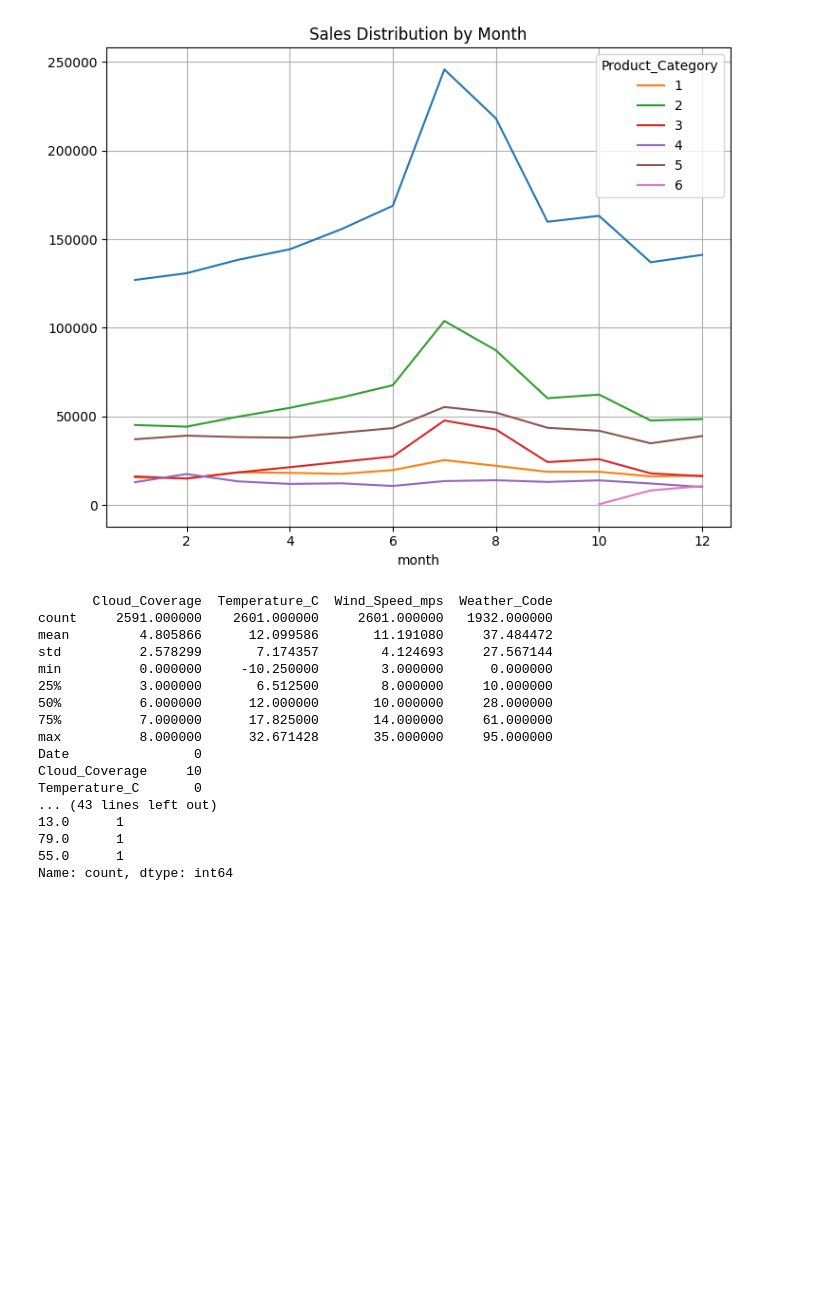
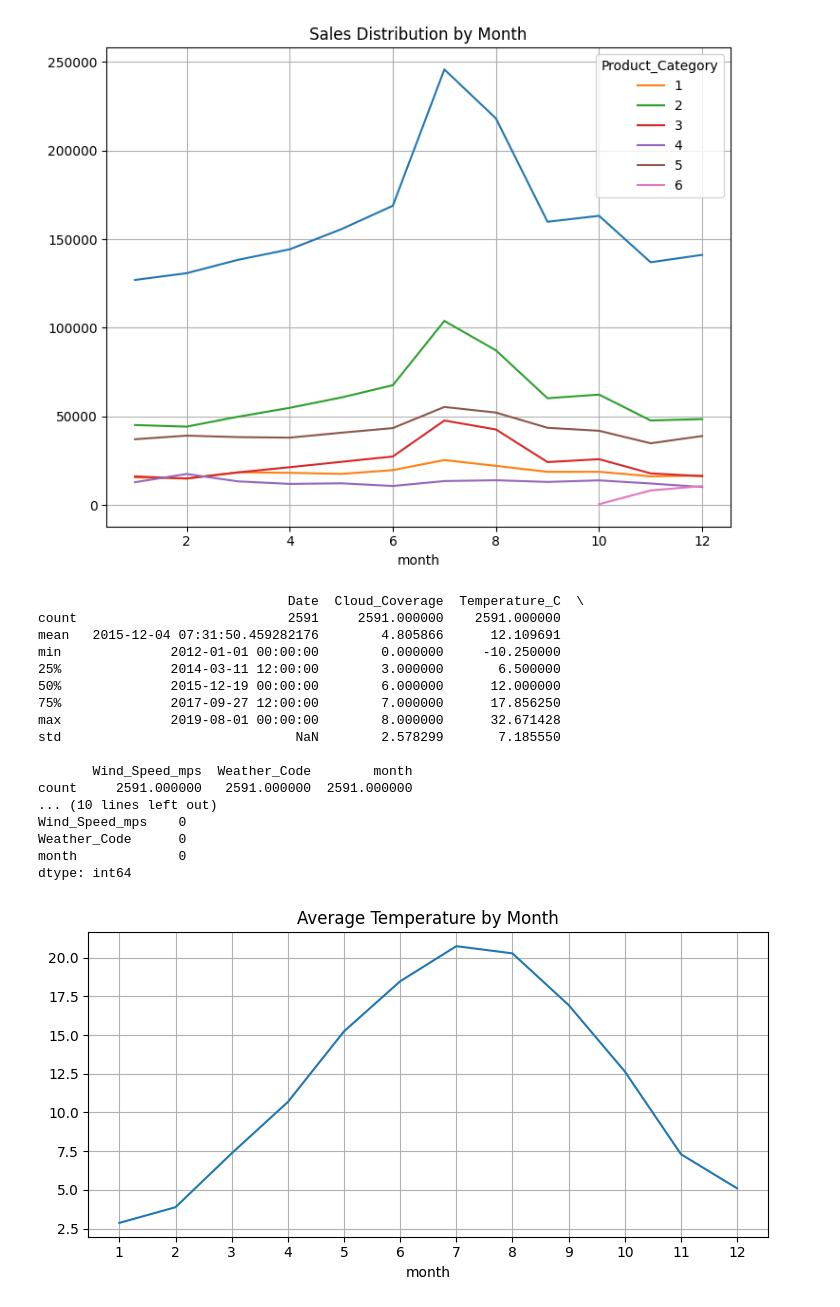
Before and after one commit to TranDaiHai2107/Bakery_sales_prediction_2025, a Jupyter notebook: Exploratory Data Analysis.ipynb, the cells around one changed output. Saved outputs shown, nothing was run; the diff lists cells and outputs as text; code cells hidden in the pictures; blank space fills up the shorter version.

```diff
--- a/Exploratory Data Analysis.ipynb
+++ b/Exploratory Data Analysis.ipynb
@@ -67,29 +67,42 @@ Passing `palette` without assigning `hue` is deprecated and will be removed in v
 [figure]
 [figure]
 # %%
-# Thống kê mô tả
+# Describe Statistics
 print(weather_data.describe())
 
-# Kiểm tra missing values
+# Checking missing values
 print(weather_data.isnull().sum())
+## There are 10 missing values in Cloud_Coverage -> drop these rows
+## There are 669 missing values in Weather_Code -> Choose the most frequent value
 
-# Phân phối Weather_Code
-print(weather_data['Weather_Code'].value_counts(dropna=False))
+weather_data.dropna(subset='Cloud_Coverage', inplace=True)
+weather_data.fillna(weather_data['Weather_Code'].mode()[0], inplace=True)
+
+
+weather_data['Date'] = pd.to_datetime(weather_data['Date'])
+weather_data['month'] = weather_data['Date'].dt.month
+# Line plot weather data by month
+weather_data.groupby('month')['Temperature_C'].mean().plot(kind='line', figsize=(7.5,4)).set_xticks(range(1,13))
+plt.title('Average Temperature by Month')
+plt.grid(True)
+plt.tight_layout()
+plt.show()
 # %% [output]
-       Cloud_Coverage  Temperature_C  Wind_Speed_mps  Weather_Code
-count     2591.000000    2601.000000     2601.000000   1932.000000
-mean         4.805866      12.099586       11.191080     37.484472
-std          2.578299       7.174357        4.124693     27.567144
-min          0.000000     -10.250000        3.000000      0.000000
-25%          3.000000       6.512500        8.000000     10.000000
-50%          6.000000      12.000000       10.000000     28.000000
-75%          7.000000      17.825000       14.000000     61.000000
-max          8.000000      32.671428       35.000000     95.000000
-Date                0
-Cloud_Coverage     10
-Temperature_C       0
-... (43 lines left out)
-13.0      1
-79.0      1
-55.0      1
-Name: count, dtype: int64
+                                Date  Cloud_Coverage  Temperature_C  \
+count                           2591     2591.000000    2591.000000
+mean   2015-12-04 07:31:50.459282176        4.805866      12.109691
+min              2012-01-01 00:00:00        0.000000     -10.250000
+25%              2014-03-11 12:00:00        3.000000       6.500000
+50%              2015-12-19 00:00:00        6.000000      12.000000
+75%              2017-09-27 12:00:00        7.000000      17.856250
+max              2019-08-01 00:00:00        8.000000      32.671428
+std                              NaN        2.578299       7.185550
+
+       Wind_Speed_mps  Weather_Code        month
+count     2591.000000   2591.000000  2591.000000
+... (10 lines left out)
+Wind_Speed_mps    0
+Weather_Code      0
+month             0
+dtype: int64
+[figure, added]
```
